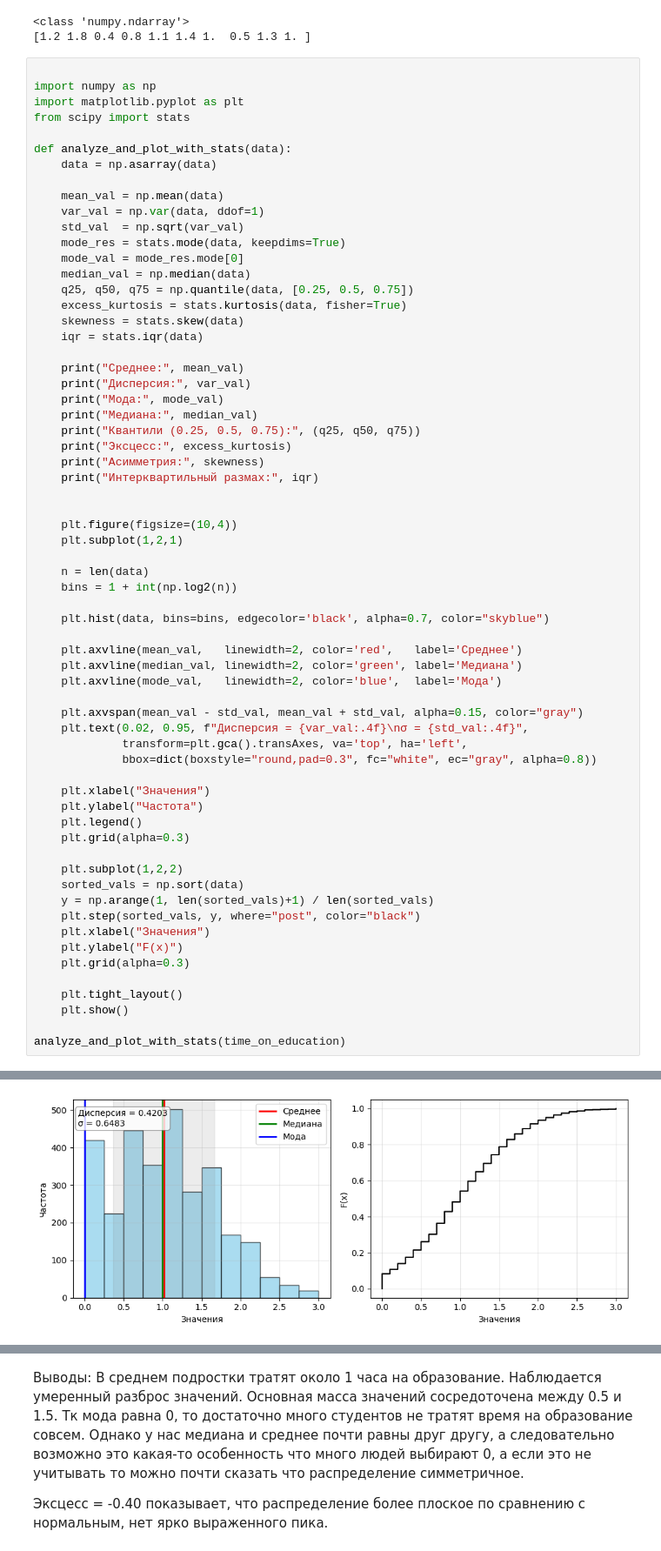
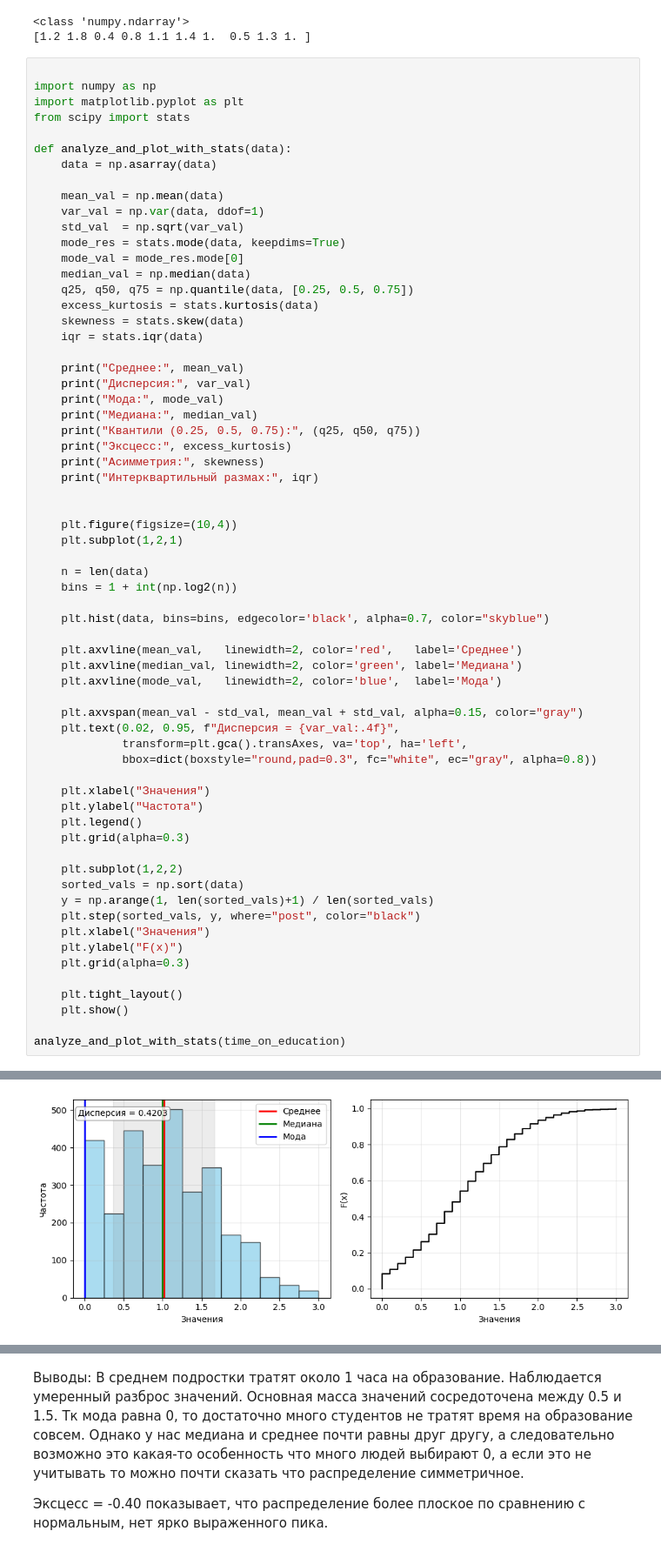
Before and after one commit to poluzerovT/oiad-12-2025, a Jupyter notebook: Sandovich/1.ipynb, the cells around one changed output, grey strips where cells are left out. Shown at 87% size. Drawn from its saved outputs; the diff is of its cells as text.

```diff
--- a/Sandovich/1.ipynb
+++ b/Sandovich/1.ipynb
@@ -27,7 +27,7 @@ def analyze_and_plot_with_stats(data):
     mode_val = mode_res.mode[0]
     median_val = np.median(data)
     q25, q50, q75 = np.quantile(data, [0.25, 0.5, 0.75])
-    excess_kurtosis = stats.kurtosis(data, fisher=True)
+    excess_kurtosis = stats.kurtosis(data)
     skewness = stats.skew(data)
     iqr = stats.iqr(data)
 
@@ -54,34 +54,34 @@ def analyze_and_plot_with_stats(data):
     plt.axvline(mode_val,   linewidth=2, color='blue',  label='Мода')
 
     plt.axvspan(mean_val - std_val, mean_val + std_val, alpha=0.15, color="gray")
-    plt.text(0.02, 0.95, f"Дисперсия = {var_val:.4f}\nσ = {std_val:.4f}",
+    plt.text(0.02, 0.95, f"Дисперсия = {var_val:.4f}",
              transform=plt.gca().transAxes, va='top', ha='left',
              bbox=dict(boxstyle="round,pad=0.3", fc="white", ec="gray", alpha=0.8))
 
     plt.xlabel("Значения")
     plt.ylabel("Частота")
     plt.legend()
     plt.grid(alpha=0.3)
 
     plt.subplot(1,2,2)
     sorted_vals = np.sort(data)
     y = np.arange(1, len(sorted_vals)+1) / len(sorted_vals)
     plt.step(sorted_vals, y, where="post", color="black")
     plt.xlabel("Значения")
     plt.ylabel("F(x)")
     plt.grid(alpha=0.3)
 
     plt.tight_layout()
     plt.show()
 
 analyze_and_plot_with_stats(time_on_education)
 # %% [output]
 Среднее: 1.0163333333333333
 Дисперсия: 0.42034667111259316
 Мода: 0.0
 Медиана: 1.0
 Квантили (0.25, 0.5, 0.75): (np.float64(0.5), np.float64(1.0), np.float64(1.5))
 Эксцесс: -0.39997284929065513
 Асимметрия: 0.34002789690434665
 Интерквартильный размах: 1.0
-[figure, old version]
+[figure, new version]
```
Also changed, not shown: parts of 4 cells of this notebook.
